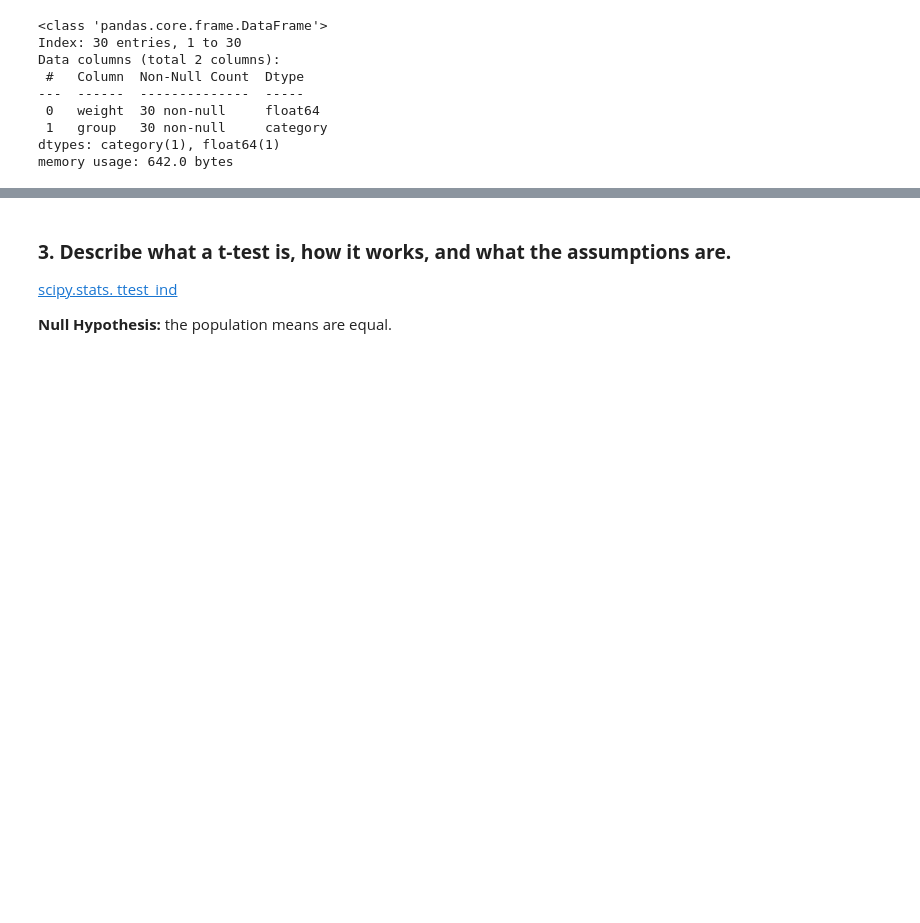
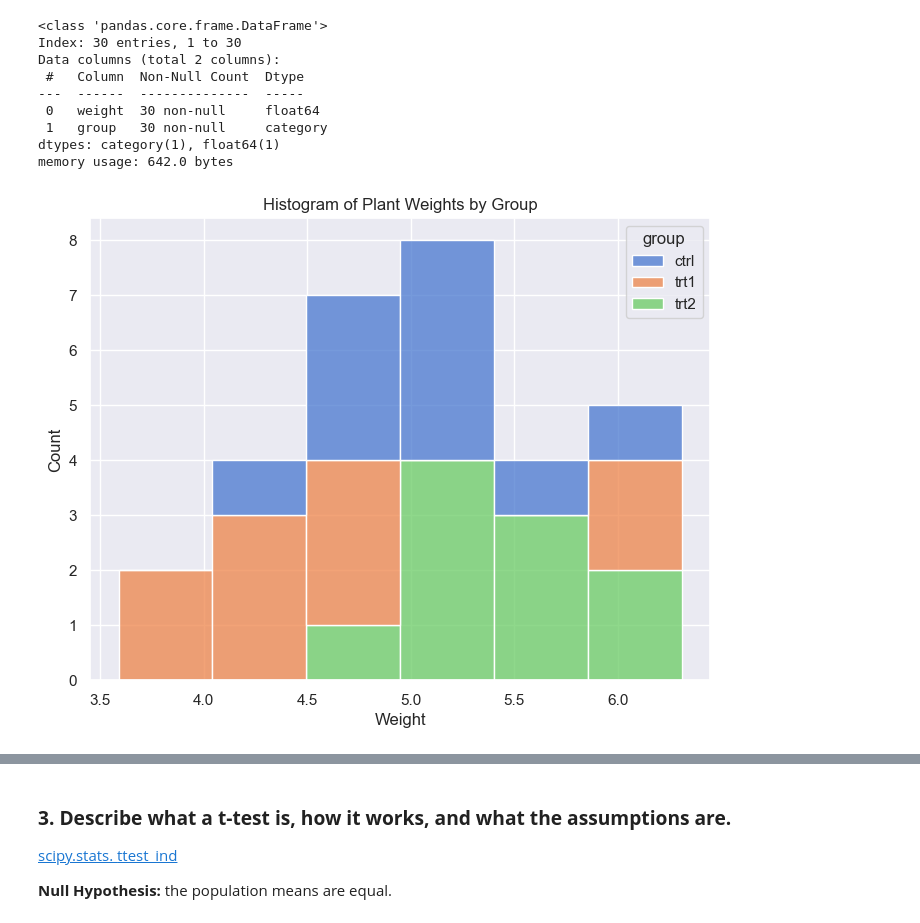
Before and after one commit to damienfarrell/applied-statistics, a Jupyter notebook: project.ipynb, the cells around one changed output, grey strips where cells are left out. Drawn from its saved outputs; the diff is of its cells as text; code cells hidden in the pictures; blank space fills up the shorter version.

Commit message:
Added plots to project

```diff
--- a/project.ipynb
+++ b/project.ipynb
@@ -94,0 +90,8 @@ group_trt2 = df[df['group'] == 'trt2']['weight']
+# %%
+plt.figure(figsize=(8,6))
+sns.histplot(data=df, x="weight", hue="group", palette="muted", multiple="stack")
+plt.title("Histogram of Plant Weights by Group")
+plt.xlabel("Weight")
+plt.show()
+# %% [output]
+[figure, added]
```
Also changed, not shown: parts of 4 cells of this notebook.
